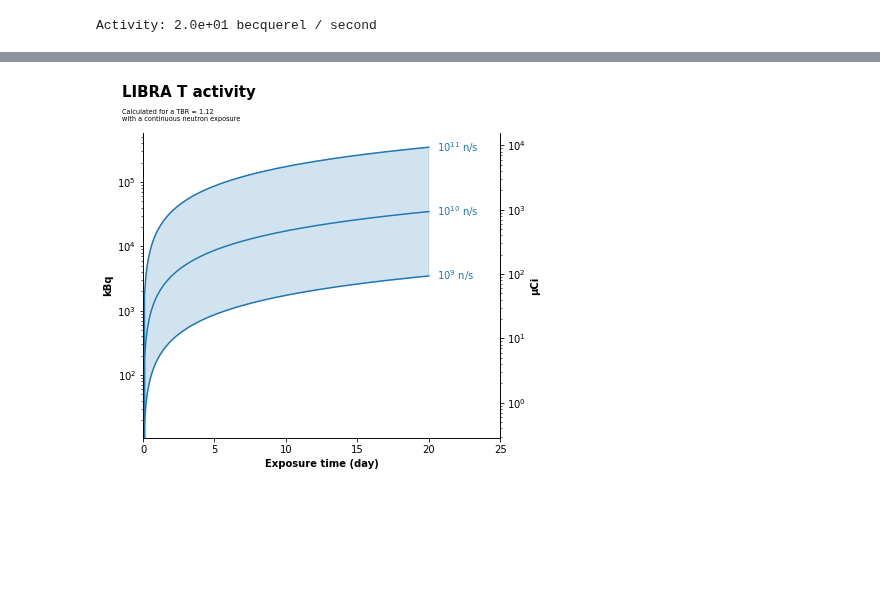
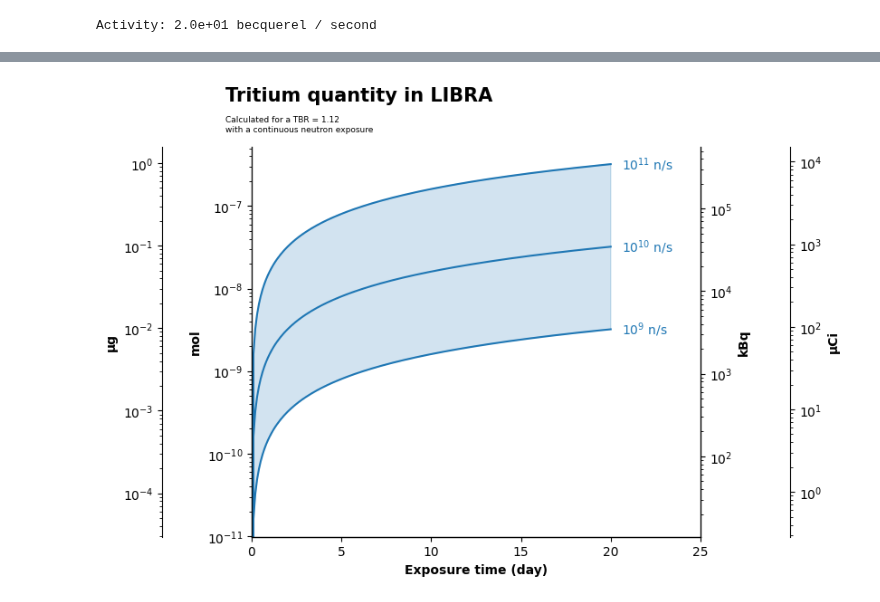
Before and after one commit to LIBRA-project/BABY-100-mL-runs, a Jupyter notebook: libra_calculations.ipynb, the cells around one changed output, grey strips where cells are left out. Drawn from its saved outputs; the diff is of its cells as text; code cells hidden in the pictures; blank space fills up the shorter version.

Commit message:
merged two figures

```diff
--- a/libra_calculations.ipynb
+++ b/libra_calculations.ipynb
@@ -16,6 +16,9 @@ def compute_activity_rate(TBR, neutron_flux):
     activity_inrease_rate = T_generation_rate * MOLAR_MASS * SPECIFIC_ACT
     return activity_inrease_rate
 
+def quantity_to_activity(quantity):
+    return quantity * SPECIFIC_ACT * MOLAR_MASS
+
 libra_tbr = 1.12 * ureg.T * ureg.n**-1
 libra_neutron_flux = 1e10 * ureg.n * ureg.s**-1
 print(f"Activity: {compute_activity_rate(libra_tbr, libra_neutron_flux): .1e}")
@@ -41,26 +44,26 @@ def as_si(x, ndp):
 ureg.setup_matplotlib()
 
 t = np.linspace(0*ureg.days, 20*ureg.days, num=200)
-activities = []
+quantities = []
 for neutron_flux in [1e9, 1e10, 1e11] * ureg.n * ureg.s**-1:
-    activity = t * compute_activity_rate(libra_tbr, neutron_flux)
-    activity = activity.to(ureg.kBq)
-    activities.append(activity)
-    plt.plot(t.magnitude, activity.magnitude, label=f"${as_si(neutron_flux.magnitude, 0)}$ {neutron_flux.units: ~P}", color="tab:blue")
+    quantity = t * libra_tbr * neutron_flux
+    quantity = quantity.to(ureg.mol)
 
-plt.fill_between(t, activities[0], activities[-1], color="tab:blue", alpha=0.2)
+    quantities.append(quantity)
+    plt.plot(t.magnitude, quantity.magnitude, label=f"${as_si(neutron_flux.magnitude, 0)}$ {neutron_flux.units: ~P}", color="tab:blue")
+
+plt.fill_between(t, quantities[0], quantities[-1], color="tab:blue", alpha=0.2)
 
 plt.gcf().text(
     0.08,
-    0.97,"LIBRA T activity", weight="bold",    fontsize=15,
-    fontname="Montserrat",)
+    0.97,"Tritium quantity in LIBRA", weight="bold", fontsize=15)
 subtitle = [
     f"Calculated for a TBR = {libra_tbr.magnitude}",
     "with a continuous neutron exposure"
 ]
 
 plt.gcf().text(
-    0.08, 0.91, s="\n".join(subtitle), fontsize=6.5, fontname="Montserrat"
+    0.08, 0.91, s="\n".join(subtitle), fontsize=6.5
 )
 plt.yscale("log")
 plt.xlim(left=0, right=20) # trick to have the labels closer to the line
@@ -68,21 +71,53 @@ matplotx.line_labels(alpha=0.05)
 plt.xlim(left=0, right=25)
 
 plt.xlabel(f"Exposure time ({t.units})", weight="bold")
-plt.ylabel(f"{activity.units: ~P}", weight="bold")
+plt.ylabel(f"{quantity.units: ~P}", weight="bold")
 
-# add second axis with microcuries
-ax1 = plt.gca()
-ax2 = ax1.twinx()
-ax1.spines.top.set_visible(False)
-ax2.spines.top.set_visible(False)
+ax_mol = plt.gca()
 
-y1, y2 = ax1.get_ylim() * activity.units
-ax2.set_ylim(y1.to(ureg.microcurie), y2.to(ureg.microcurie))
-ax2.set_yscale("log")
-ax2.set_ylabel(f"{ureg.microcurie: ~P}", weight="bold")
-ax2.figure.canvas.draw()
+ax_ug = ax_mol.twinx()
 
-plt.savefig("libra_activity.pdf")
-plt.savefig("libra_activity.svg")
+
+y1, y2 = ax_mol.get_ylim() * quantity.units
+y1 *= MOLAR_MASS
+y2 *= MOLAR_MASS
+ax_ug.set_ylim(y1.to(ureg.microgram), y2.to(ureg.microgram))
+ax_ug.set_yscale("log")
+ax_ug.set_ylabel(f"{ureg.microgram: ~P}", weight="bold")
+
+
+ax_ug.spines["left"].set_position(("axes", -0.2))
+
+ax_ug.spines["left"].set_visible(True)
+ax_ug.yaxis.set_label_position('left')
+ax_ug.yaxis.set_ticks_position('left')
+
+# kBq
+ax_kbq = ax_mol.twinx()
+y1, y2 =  quantity_to_activity(ax_mol.get_ylim() * quantity.units)
+ax_kbq.set_ylim(y1.to(ureg.kBq), y2.to(ureg.kBq))
+ax_kbq.set_yscale("log")
+ax_kbq.set_ylabel(f"{ureg.kBq: ~P}", weight="bold")
+
+# uCi
+ax_uci = ax_mol.twinx()
+y1, y2 = ax_kbq.get_ylim() * ureg.kBq
+ax_uci.set_ylim(y1.to(ureg.microcurie), y2.to(ureg.microcurie))
+ax_uci.set_yscale("log")
+ax_uci.set_ylabel(f"{ureg.microcurie: ~P}", weight="bold")
+
+ax_uci.spines["right"].set_position(("axes", +1.2))
+
+ax_uci.spines["right"].set_visible(True)
+ax_uci.yaxis.set_label_position('right')
+ax_uci.yaxis.set_ticks_position('right')
+
+for ax in [ax_mol, ax_ug, ax_kbq, ax_uci]:
+    ax.figure.canvas.draw()
+    ax.spines.top.set_visible(False)
+
+plt.savefig("libra_activity.pdf", bbox_inches='tight')
+plt.savefig("libra_activity.png", bbox_inches='tight')
+plt.savefig("libra_activity.svg", bbox_inches='tight')
 plt.show()
 # %% [output]
@@ -91 +124 @@ findfont: Font family ['Montserrat'] not found. Falling back to DejaVu Sans.
-[figure, old version]
+[figure, new version]
```
Also changed, not shown: parts of 2 cells of this notebook.
